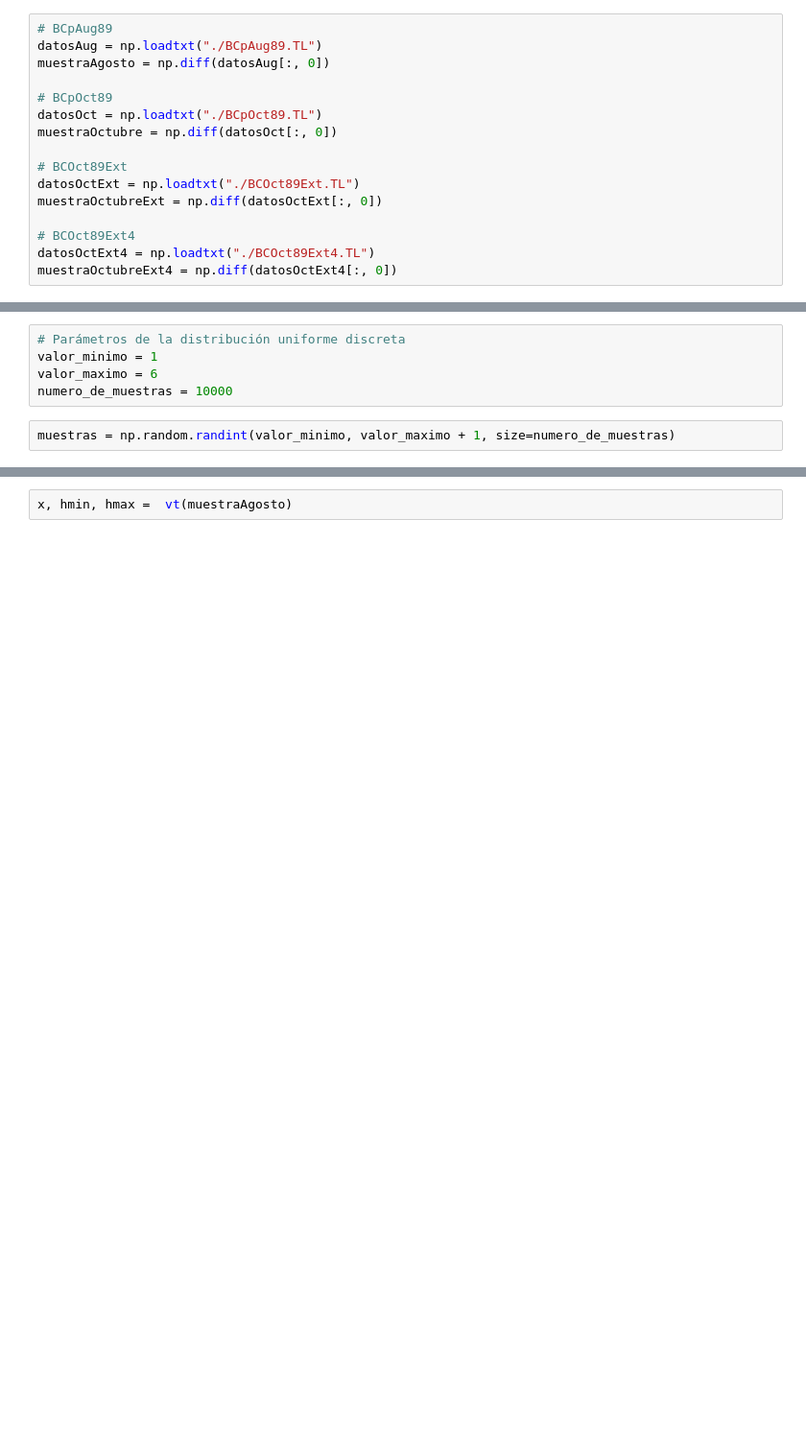
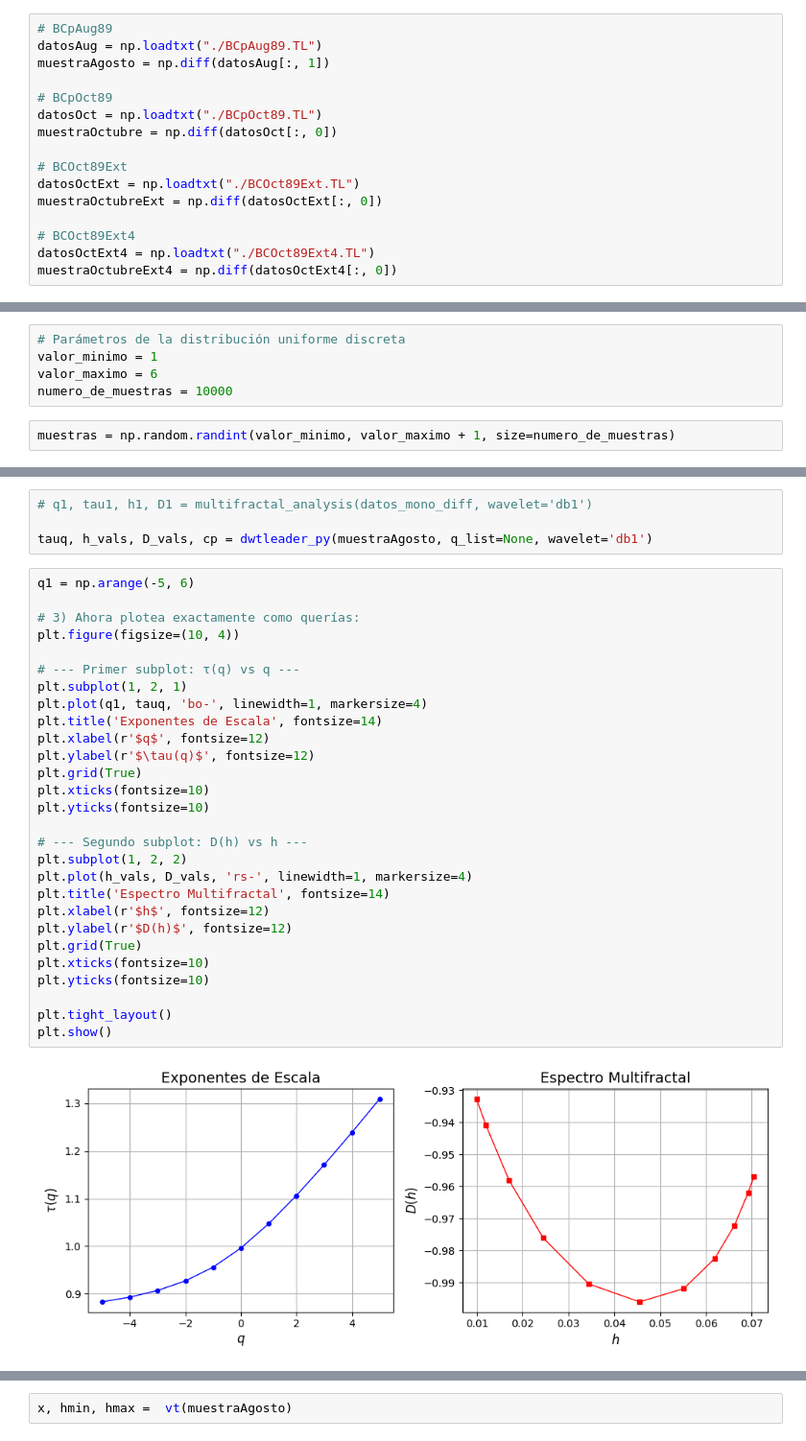
Before and after one commit to aalejoz25/LRD_y_multifractales, a Jupyter notebook: code.ipynb, the cells around one changed output, grey strips where cells are left out. Shown: that part at 96% size. Saved outputs shown, nothing was run; the diff lists cells and outputs as text; blank space fills up the shorter version.

```diff
--- a/code.ipynb
+++ b/code.ipynb
@@ -93,7 +94,7 @@ def superfuncion(datos, nombre='aleatorio'):
 # %%
 # BCpAug89
 datosAug = np.loadtxt("./BCpAug89.TL")
-muestraAgosto = np.diff(datosAug[:, 0])
+muestraAgosto = np.diff(datosAug[:, 1])
 
 # BCpOct89
 datosOct = np.loadtxt("./BCpOct89.TL")
@@ -530,0 +691,34 @@ print(resultados)
+# %%
+# q1, tau1, h1, D1 = multifractal_analysis(datos_mono_diff, wavelet='db1')
+
+tauq, h_vals, D_vals, cp = dwtleader_py(muestraAgosto, q_list=None, wavelet='db1')
+# %%
+q1 = np.arange(-5, 6)
+
+# 3) Ahora plotea exactamente como querías:
+plt.figure(figsize=(10, 4))
+
+# --- Primer subplot: τ(q) vs q ---
+plt.subplot(1, 2, 1)
+plt.plot(q1, tauq, 'bo-', linewidth=1, markersize=4)
+plt.title('Exponentes de Escala', fontsize=14)
+plt.xlabel(r'$q$', fontsize=12)
+plt.ylabel(r'$\tau(q)$', fontsize=12)
+plt.grid(True)
+plt.xticks(fontsize=10)
+plt.yticks(fontsize=10)
+
+# --- Segundo subplot: D(h) vs h ---
+plt.subplot(1, 2, 2)
+plt.plot(h_vals, D_vals, 'rs-', linewidth=1, markersize=4)
+plt.title('Espectro Multifractal', fontsize=14)
+plt.xlabel(r'$h$', fontsize=12)
+plt.ylabel(r'$D(h)$', fontsize=12)
+plt.grid(True)
+plt.xticks(fontsize=10)
+plt.yticks(fontsize=10)
+
+plt.tight_layout()
+plt.show()
+# %% [output]
+[figure, added]
```
Also changed, not shown: parts of 27 cells of this notebook, 1 other file.
